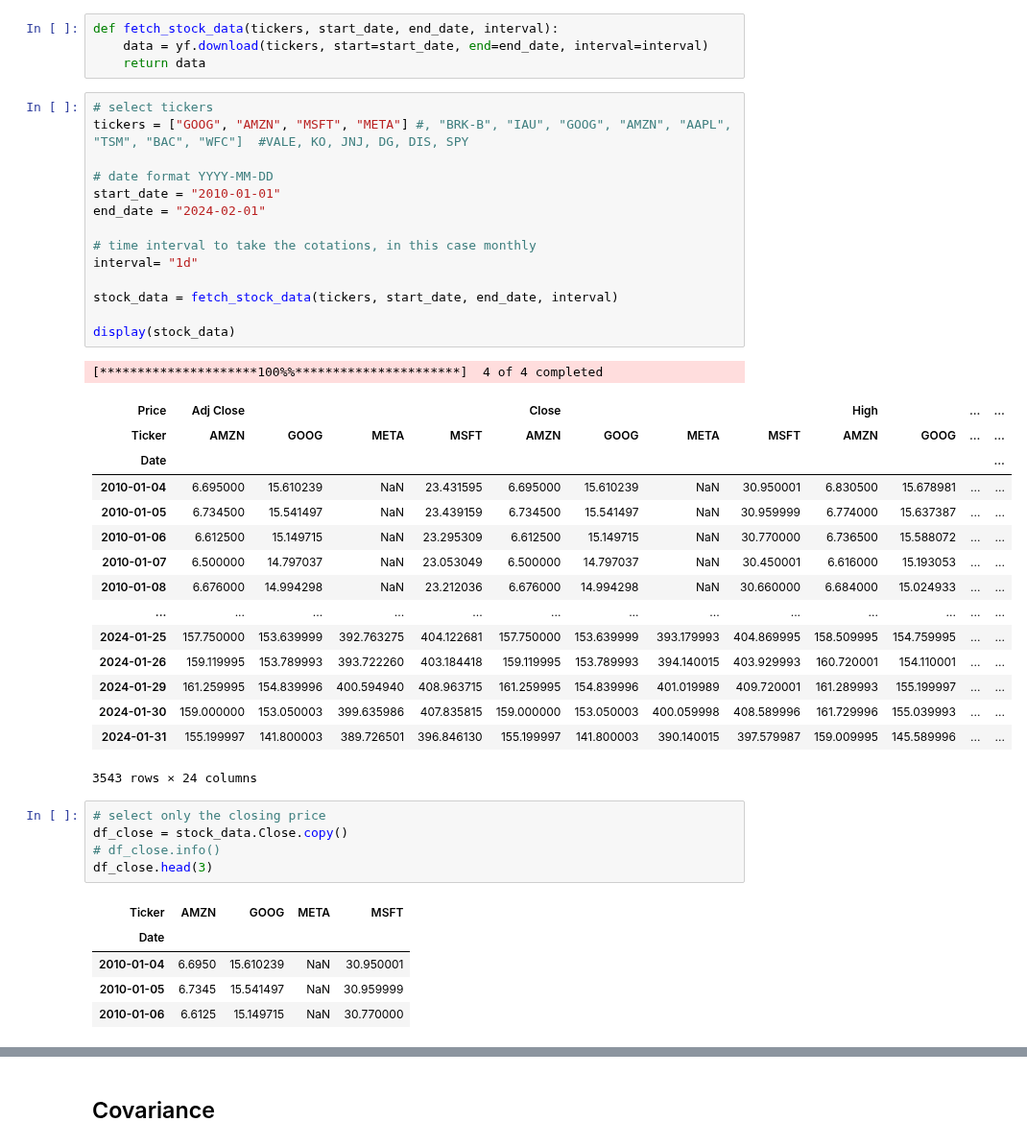
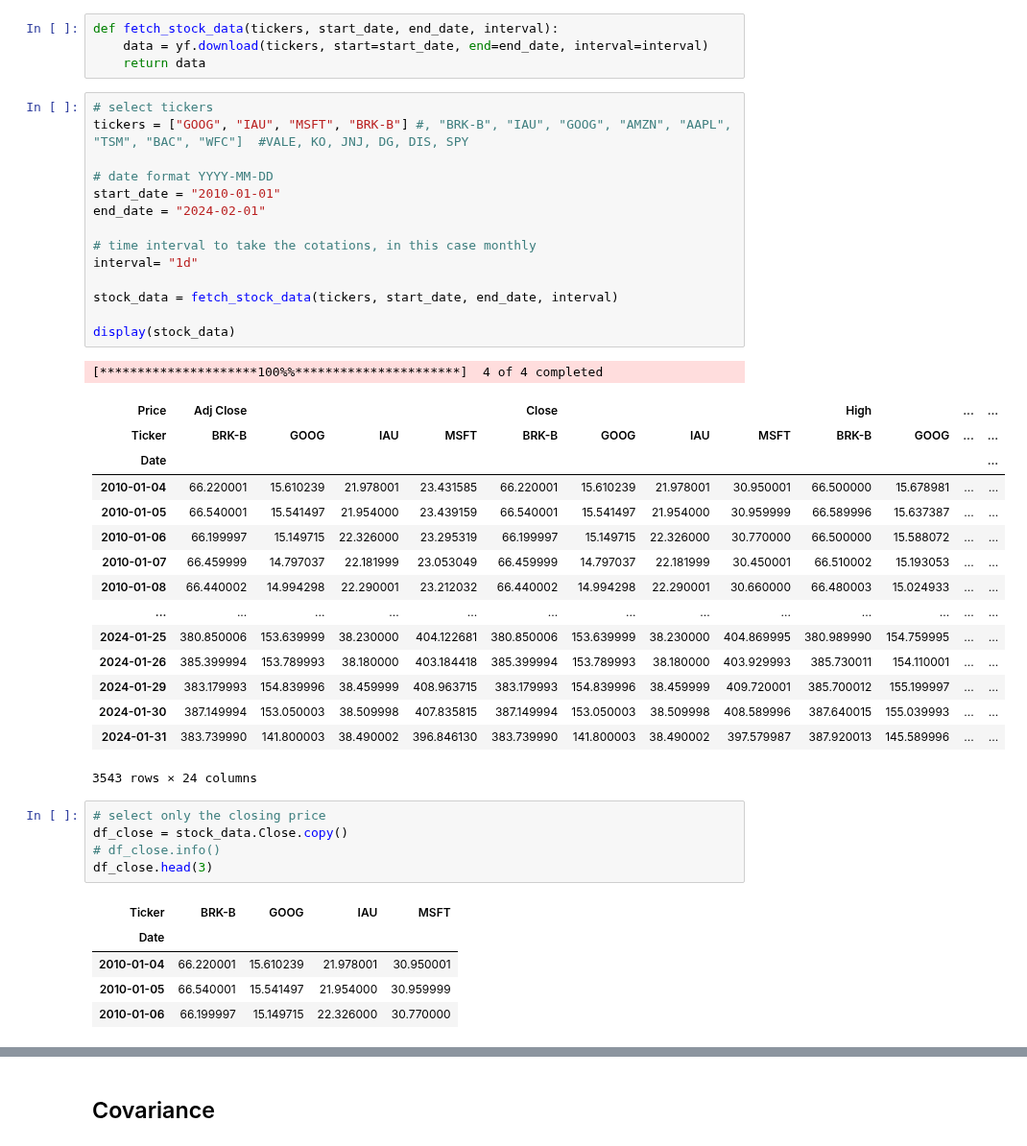
Before and after one commit to UlissesMorais/N-assets-allocation-simulation-model, a Jupyter notebook: historical-risk.ipynb, the cells around one changed output, grey strips where cells are left out. Shown at 96% size. Drawn from its saved outputs; the diff is of its cells as text.

```diff
--- a/historical-risk.ipynb
+++ b/historical-risk.ipynb
@@ -27,34 +27,34 @@ def fetch_stock_data(tickers, start_date, end_date, interval):
     return data
 # %%
 # select tickers
-tickers = ["GOOG", "AMZN", "MSFT", "META"] #, "BRK-B", "IAU", "GOOG", "AMZN", "AAPL", "TSM", "BAC", "WFC"]  #VALE, KO, JNJ, DG, DIS, SPY
+tickers = ["GOOG", "IAU", "MSFT", "BRK-B"] #, "BRK-B", "IAU", "GOOG", "AMZN", "AAPL", "TSM", "BAC", "WFC"]  #VALE, KO, JNJ, DG, DIS, SPY
 
 # date format YYYY-MM-DD
 start_date = "2010-01-01"
 end_date = "2024-02-01"
 
 # time interval to take the cotations, in this case monthly
 interval= "1d"
 
 stock_data = fetch_stock_data(tickers, start_date, end_date, interval)
 
 display(stock_data)
 # %% [output]
 [*********************100%%**********************]  4 of 4 completed
 | Price | Adj Close |  |  |  | Close |  |  |  | High |  | ... | ... |
-| Ticker | AMZN | GOOG | META | MSFT | AMZN | GOOG | META | MSFT | AMZN | GOOG | ... | ... |
+| Ticker | BRK-B | GOOG | IAU | MSFT | BRK-B | GOOG | IAU | MSFT | BRK-B | GOOG | ... | ... |
 | Date |  |  |  |  |  |  |  |  |  |  |  | ... |
-| 2010-01-04 | 6.695000 | 15.610239 | NaN | 23.431595 | 6.695000 | 15.610239 | NaN | 30.950001 | 6.830500 | 15.678981 | ... | ... |
-| 2010-01-05 | 6.734500 | 15.541497 | NaN | 23.439159 | 6.734500 | 15.541497 | NaN | 30.959999 | 6.774000 | 15.637387 | ... | ... |
-| 2010-01-06 | 6.612500 | 15.149715 | NaN | 23.295309 | 6.612500 | 15.149715 | NaN | 30.770000 | 6.736500 | 15.588072 | ... | ... |
-| 2010-01-07 | 6.500000 | 14.797037 | NaN | 23.053049 | 6.500000 | 14.797037 | NaN | 30.450001 | 6.616000 | 15.193053 | ... | ... |
-| 2010-01-08 | 6.676000 | 14.994298 | NaN | 23.212036 | 6.676000 | 14.994298 | NaN | 30.660000 | 6.684000 | 15.024933 | ... | ... |
+| 2010-01-04 | 66.220001 | 15.610239 | 21.978001 | 23.431585 | 66.220001 | 15.610239 | 21.978001 | 30.950001 | 66.500000 | 15.678981 | ... | ... |
+| 2010-01-05 | 66.540001 | 15.541497 | 21.954000 | 23.439159 | 66.540001 | 15.541497 | 21.954000 | 30.959999 | 66.589996 | 15.637387 | ... | ... |
+| 2010-01-06 | 66.199997 | 15.149715 | 22.326000 | 23.295319 | 66.199997 | 15.149715 | 22.326000 | 30.770000 | 66.500000 | 15.588072 | ... | ... |
+| 2010-01-07 | 66.459999 | 14.797037 | 22.181999 | 23.053049 | 66.459999 | 14.797037 | 22.181999 | 30.450001 | 66.510002 | 15.193053 | ... | ... |
+| 2010-01-08 | 66.440002 | 14.994298 | 22.290001 | 23.212032 | 66.440002 | 14.994298 | 22.290001 | 30.660000 | 66.480003 | 15.024933 | ... | ... |
 | ... | ... | ... | ... | ... | ... | ... | ... | ... | ... | ... | ... | ... |
-| 2024-01-25 | 157.750000 | 153.639999 | 392.763275 | 404.122681 | 157.750000 | 153.639999 | 393.179993 | 404.869995 | 158.509995 | 154.759995 | ... | ... |
-| 2024-01-26 | 159.119995 | 153.789993 | 393.722260 | 403.184418 | 159.119995 | 153.789993 | 394.140015 | 403.929993 | 160.720001 | 154.110001 | ... | ... |
-| 2024-01-29 | 161.259995 | 154.839996 | 400.594940 | 408.963715 | 161.259995 | 154.839996 | 401.019989 | 409.720001 | 161.289993 | 155.199997 | ... | ... |
-| 2024-01-30 | 159.000000 | 153.050003 | 399.635986 | 407.835815 | 159.000000 | 153.050003 | 400.059998 | 408.589996 | 161.729996 | 155.039993 | ... | ... |
-| 2024-01-31 | 155.199997 | 141.800003 | 389.726501 | 396.846130 | 155.199997 | 141.800003 | 390.140015 | 397.579987 | 159.009995 | 145.589996 | ... | ... |
+| 2024-01-25 | 380.850006 | 153.639999 | 38.230000 | 404.122681 | 380.850006 | 153.639999 | 38.230000 | 404.869995 | 380.989990 | 154.759995 | ... | ... |
+| 2024-01-26 | 385.399994 | 153.789993 | 38.180000 | 403.184418 | 385.399994 | 153.789993 | 38.180000 | 403.929993 | 385.730011 | 154.110001 | ... | ... |
+| 2024-01-29 | 383.179993 | 154.839996 | 38.459999 | 408.963715 | 383.179993 | 154.839996 | 38.459999 | 409.720001 | 385.700012 | 155.199997 | ... | ... |
+| 2024-01-30 | 387.149994 | 153.050003 | 38.509998 | 407.835815 | 387.149994 | 153.050003 | 38.509998 | 408.589996 | 387.640015 | 155.039993 | ... | ... |
+| 2024-01-31 | 383.739990 | 141.800003 | 38.490002 | 396.846130 | 383.739990 | 141.800003 | 38.490002 | 397.579987 | 387.920013 | 145.589996 | ... | ... |
 3543 rows × 24 columns
 # %%
 # select only the closing price
@@ -62,11 +62,11 @@ df_close = stock_data.Close.copy()
 # df_close.info()
 df_close.head(3)
 # %% [output]
-| Ticker | AMZN | GOOG | META | MSFT |
+| Ticker | BRK-B | GOOG | IAU | MSFT |
 | Date |  |  |  |  |
-| 2010-01-04 | 6.6950 | 15.610239 | NaN | 30.950001 |
-| 2010-01-05 | 6.7345 | 15.541497 | NaN | 30.959999 |
-| 2010-01-06 | 6.6125 | 15.149715 | NaN | 30.770000 |
+| 2010-01-04 | 66.220001 | 15.610239 | 21.978001 | 30.950001 |
+| 2010-01-05 | 66.540001 | 15.541497 | 21.954000 | 30.959999 |
+| 2010-01-06 | 66.199997 | 15.149715 | 22.326000 | 30.770000 |
 # %%
 # find the
 df_daily_return = (df_close
```
Also changed, not shown: parts of 17 cells of this notebook.
